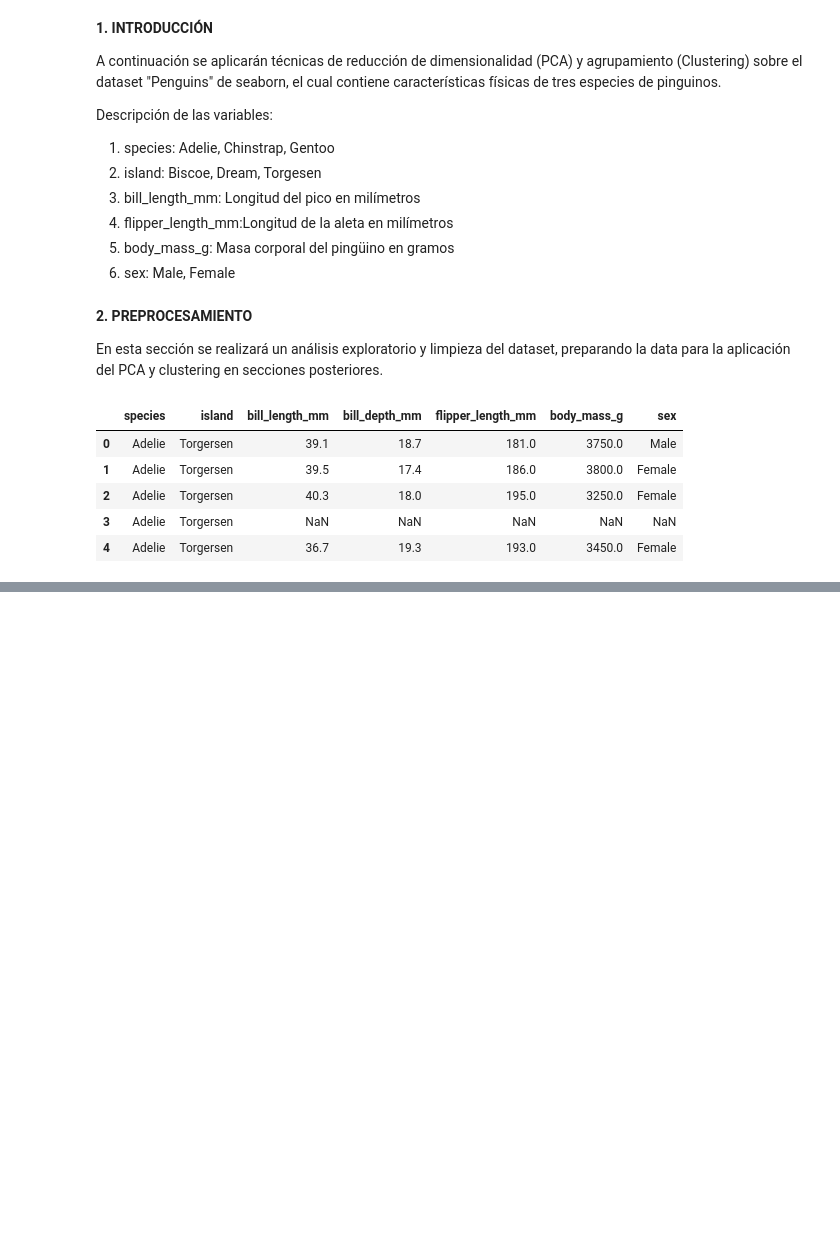
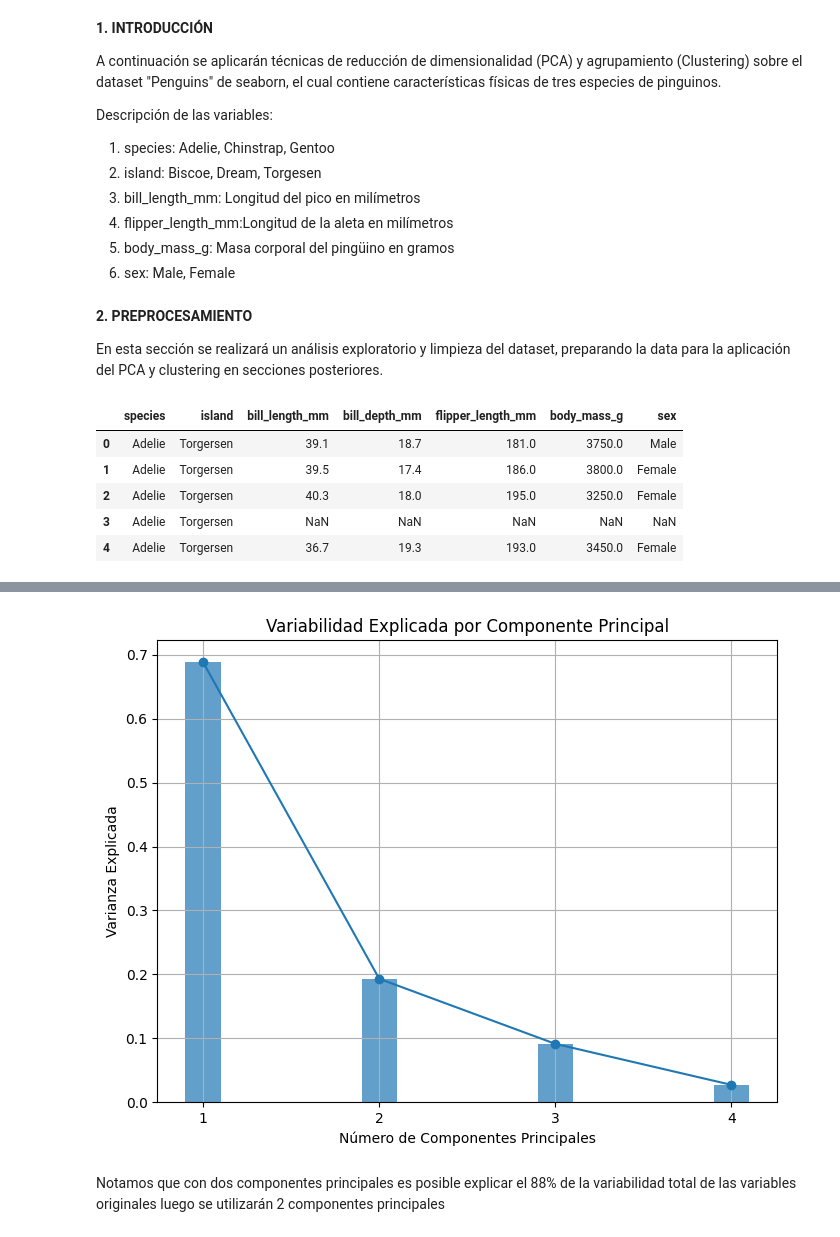
Before and after one commit to sebmcas/Mineria_de_datos, a Jupyter notebook: Clusters_Y_PCA.ipynb, the cells around one changed output, grey strips where cells are left out. Saved outputs shown, nothing was run; the diff lists cells and outputs as text; code cells hidden in the pictures; blank space fills up the shorter version.

```diff
--- a/Clusters_Y_PCA.ipynb
+++ b/Clusters_Y_PCA.ipynb
@@ -66,0 +140,18 @@ Data[var_num].
+# %%
+# Estandarizamos las variables y aplicamos PCA con 4 componentes (exploratorio)
+
+df_est_ = StandardScaler().fit_transform(df)
+df_est = pd.DataFrame(df_est_, columns=df.columns, index=df.index)
+
+pca = PCA( n_components =4)
+fit = pca.fit(df_est)
+autovalores = fit.explained_variance_
+var_explicada = fit.explained_variance_ratio_
+var_acumulada = np.cumsum(var_explicada)
+
+Resumen= {'Autovalores': autovalores , 'Variabilidad Explicada': var_explicada, 'Variabilidad Acumulada' : var_acumulada}
+
+tabla = pd.DataFrame (Resumen, index =[ 'Componente {}'.format(i) for i in range
+(1, fit.n_components_ +1) ])
+
+tabla
@@ -66,0 +164,18 @@ Data[var_num].
+# %%
+def plot_varianza_explicada(var_explicada, n_components):
+    num_componentes_range = np.arange (1, n_components + 1)
+    plt.figure(figsize =(8, 6))
+    plt.plot (num_componentes_range, var_explicada , marker ='o')
+    plt.xlabel ('Número de Componentes Principales')
+    plt.ylabel ('Varianza Explicada')
+    plt.title ('Variabilidad Explicada por Componente Principal')
+    plt.xticks (num_componentes_range)
+    plt.grid(True)
+    plt.bar( num_componentes_range , var_explicada , width =0.2 , align ='center', alpha =0.7)
+    plt.show()
+
+plot_varianza_explicada(var_explicada , fit.n_components_)
+# %% [output]
+[figure, added]
+# %% [markdown]
+Notamos que con dos componentes principales es posible explicar el 88% de la variabilidad total de las variables originales luego se utilizarán 2 componentes principales
```
Also changed, not shown: parts of 22 cells of this notebook.
